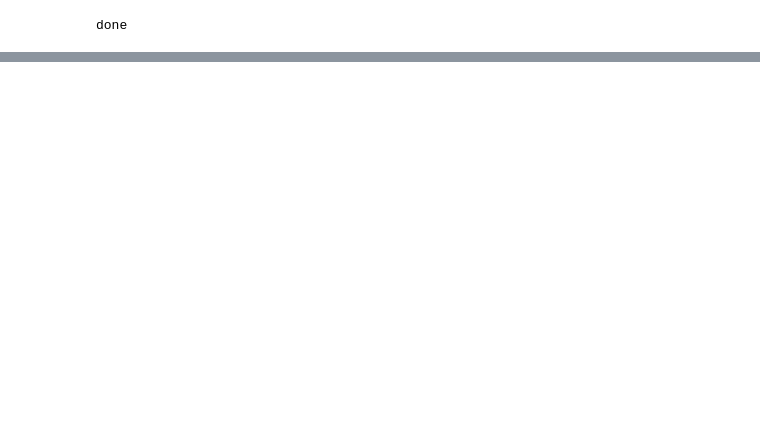
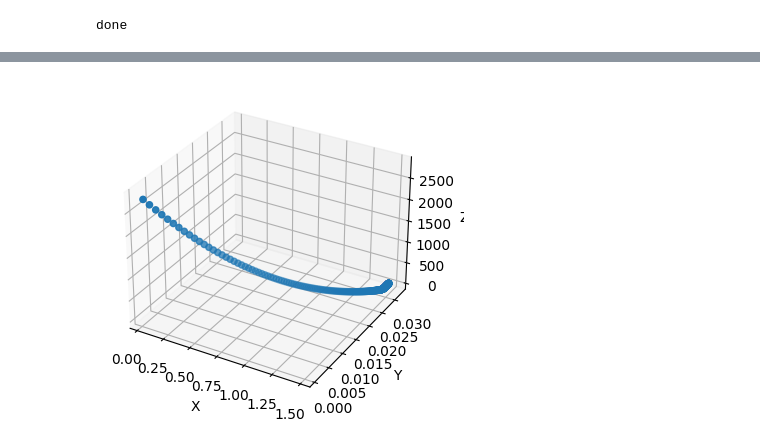
Before and after one commit to muznyahamed/sem7_Ml_assignment1, a Jupyter notebook: assighnment1.ipynb, the cells around one changed output, grey strips where cells are left out. Cells and saved outputs as stored; diff of their text form; code cells hidden in the pictures; blank space fills up the shorter version.

```diff
--- a/assighnment1.ipynb
+++ b/assighnment1.ipynb
@@ -109,0 +122,20 @@ done
+# %%
+import matplotlib.pyplot as plt
+from mpl_toolkits.mplot3d import Axes3D
+
+# Create a 3D axis
+fig = plt.figure()
+ax = fig.add_subplot(111, projection='3d')
+
+# Use the 'plot' function to plot the dataframe data
+# assuming the dataframe has columns 'x', 'y', and 'z'
+ax.scatter(itterations['W'], itterations['B'], itterations['cost'])
+
+# Add labels for the x, y, and z axis
+ax.set_xlabel('X')
+ax.set_ylabel('Y')
+ax.set_zlabel('Z')
+
+plt.show()
+# %% [output]
+[figure, added]
```
Also changed, not shown: parts of 7 cells of this notebook, 2 other files.
